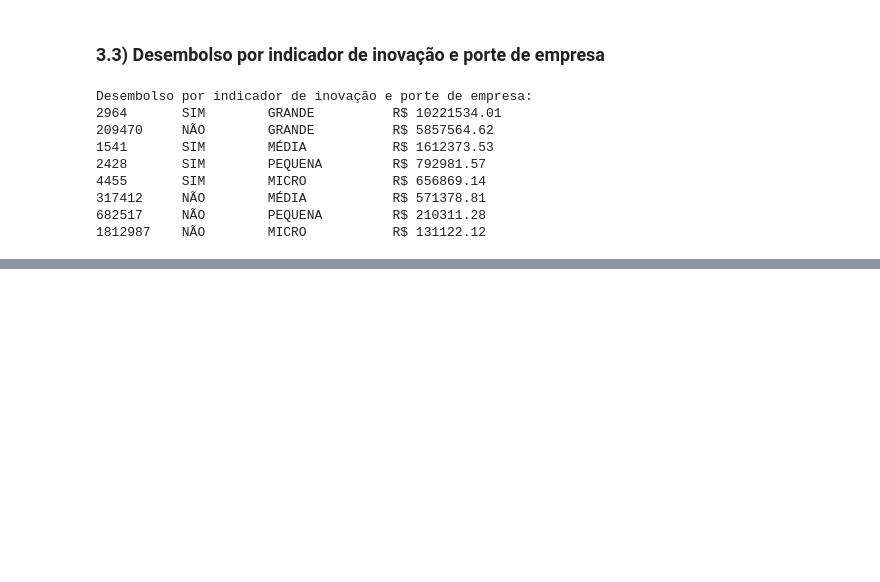
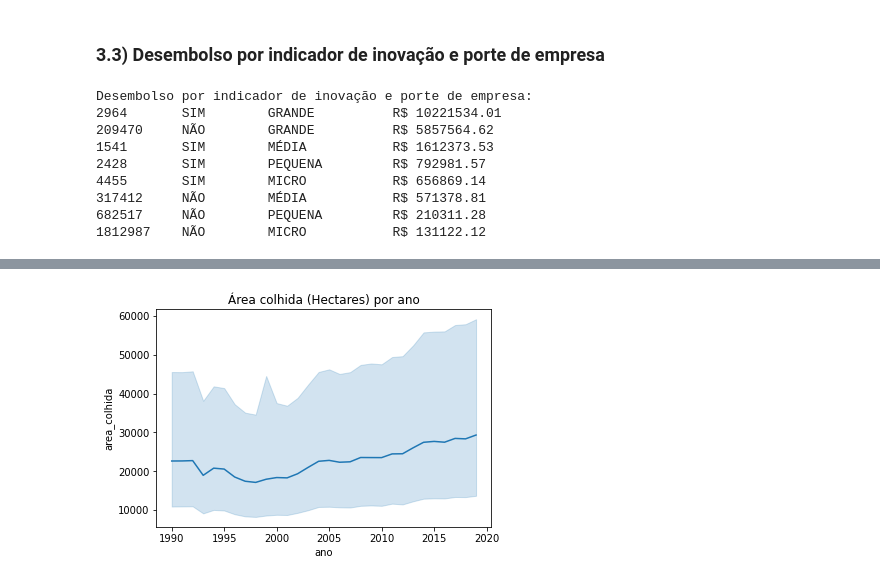
Before and after one commit to EricaFer/BNDES, a Jupyter notebook: Analysis/Analysis_1/analysis_1.ipynb, the cells around one changed output, grey strips where cells are left out. Cells and saved outputs as stored; diff of their text form; code cells hidden in the pictures; blank space fills up the shorter version.

```diff
--- a/Analysis/Analysis_1/analysis_1.ipynb
+++ b/Analysis/Analysis_1/analysis_1.ipynb
@@ -363,0 +381,6 @@ Desembolso por indicador de inovação e porte de empresa:
+# %%
+pam_plot = sns.lineplot(data=PAM, x="ano", y="area_colhida").set_title("Área colhida (Hectares) por ano")
+pam_plot.get_figure().savefig("./plots/colhida_plot.jpg", dpi=300, format="jpg", bbox_inches="tight")
+pam_plot;
+# %% [output]
+[figure, added]
```
Also changed, not shown: parts of 13 cells of this notebook, 5 other files.
